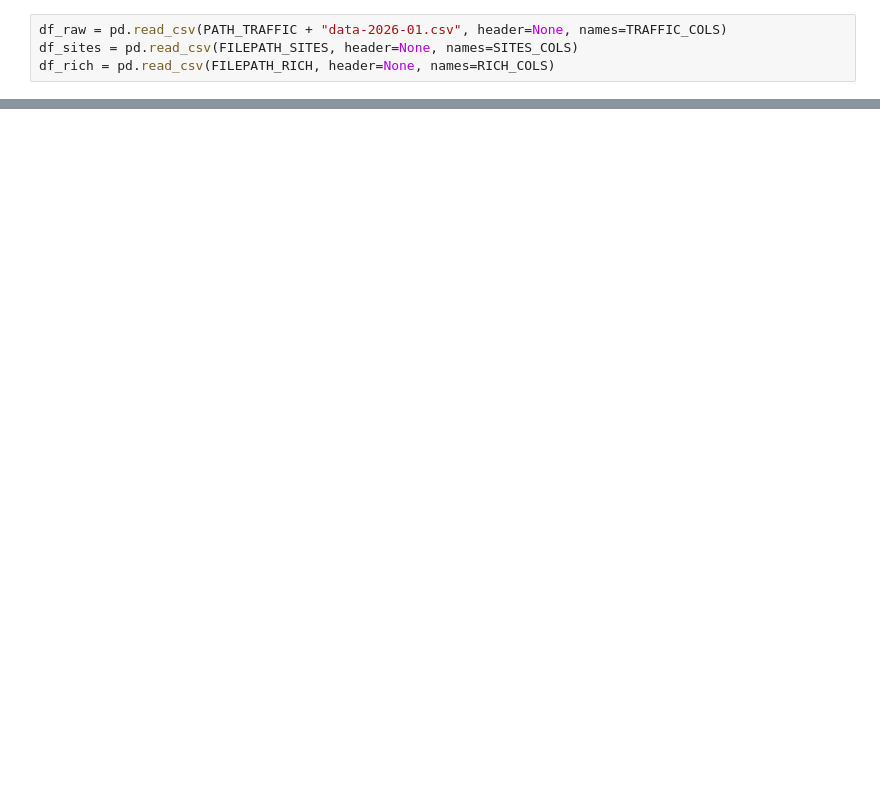
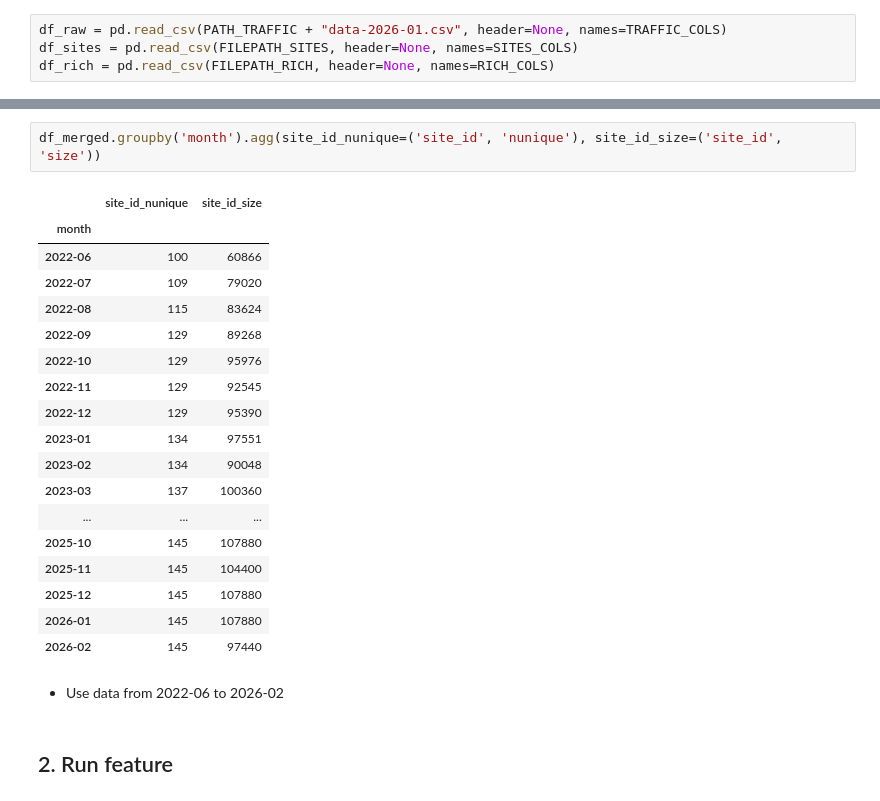
Before and after one commit to haleyen/mda_project, a Jupyter notebook: explo/yenha/B01_featuring.ipynb, the cells around one changed output, grey strips where cells are left out. Drawn from its saved outputs; the diff is of its cells as text; blank space fills up the shorter version.

```diff
--- a/explo/yenha/B01_featuring.ipynb
+++ b/explo/yenha/B01_featuring.ipynb
@@ -19,0 +73,25 @@ df_rich = pd.read_csv(FILEPATH_RICH, header=None, names=RICH_COLS)
+# %%
+df_merged.groupby('month').agg(site_id_nunique=('site_id', 'nunique'), site_id_size=('site_id', 'size'))
+# %% [output]
+|  | site_id_nunique | site_id_size |
+| month |  |  |
+| 2022-06 | 100 | 60866 |
+| 2022-07 | 109 | 79020 |
+| 2022-08 | 115 | 83624 |
+| 2022-09 | 129 | 89268 |
+| 2022-10 | 129 | 95976 |
+| 2022-11 | 129 | 92545 |
+| 2022-12 | 129 | 95390 |
+| 2023-01 | 134 | 97551 |
+| 2023-02 | 134 | 90048 |
+| 2023-03 | 137 | 100360 |
+| ... | ... | ... |
+| 2025-10 | 145 | 107880 |
+| 2025-11 | 145 | 104400 |
+| 2025-12 | 145 | 107880 |
+| 2026-01 | 145 | 107880 |
+| 2026-02 | 145 | 97440 |
+# %% [markdown]
+- Use data from 2022-06	to 2026-02
+# %% [markdown]
+## 2. Run feature
```
Also changed, not shown: parts of 25 cells of this notebook, 2 other files.
